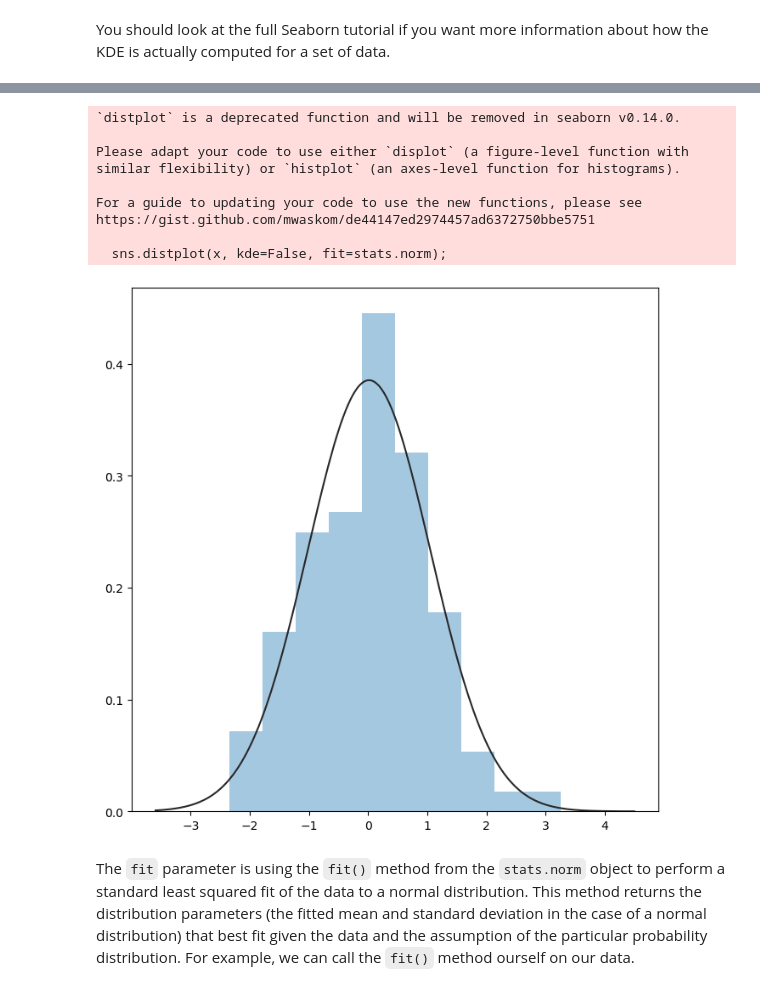
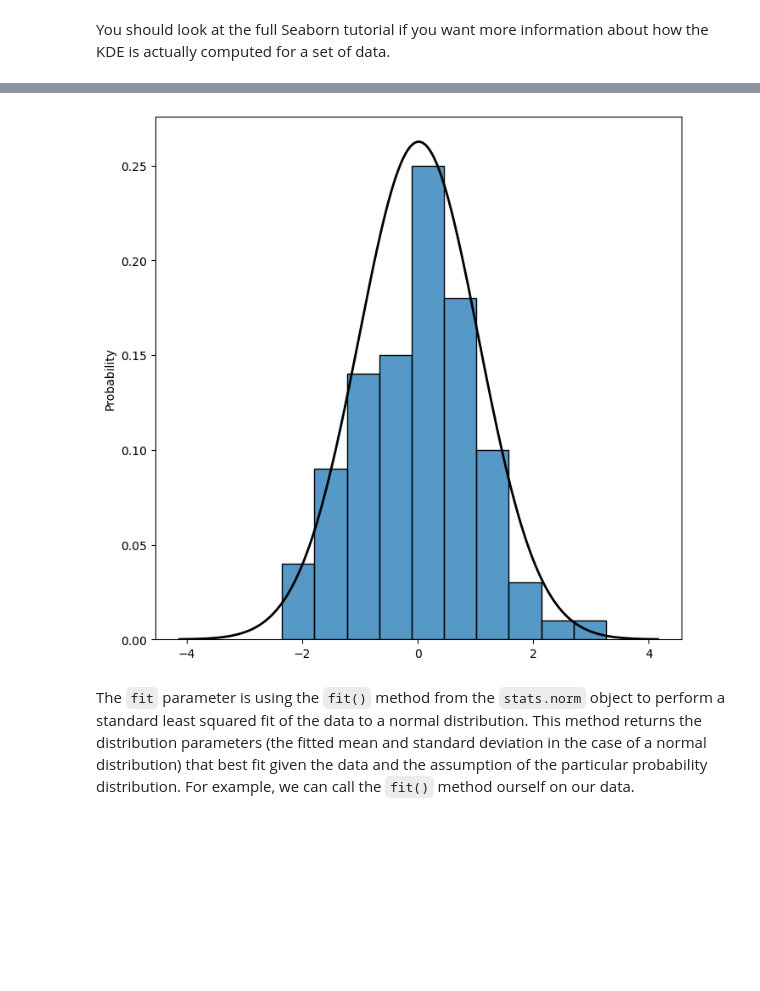
Before and after one commit to csci560-nndl/nndl, a Jupyter notebook: lectures/python/u02-4-Seaborn-Visualization-Library.ipynb, the cells around one changed output, grey strips where cells are left out. Drawn from its saved outputs; the diff is of its cells as text; code cells hidden in the pictures; blank space fills up the shorter version.

```diff
--- a/lectures/python/u02-4-Seaborn-Visualization-Library.ipynb
+++ b/lectures/python/u02-4-Seaborn-Visualization-Library.ipynb
@@ -112,16 +89,15 @@ and display the fit.
-# %%
-sns.distplot(x, kde=False, fit=stats.norm);
-# %% [output]
-`distplot` is a deprecated function and will be removed in seaborn v0.14.0.
-
-Please adapt your code to use either `displot` (a figure-level function with
-similar flexibility) or `histplot` (an axes-level function for histograms).
-
-For a guide to updating your code to use the new functions, please see
-https://gist.github.com/mwaskom/de44147ed2974457ad6372750bbe5751
-
-  sns.distplot(x, kde=False, fit=stats.norm);
-[figure, removed]
+# %%
+def normal(mean, std, histmax=False, color="black"):
+    x = np.linspace(mean-4*std, mean+4*std, 200)
+    p = stats.norm.pdf(x, mean, std)
+    if histmax:
+        p = p*histmax/max(p)
+    z = plt.plot(x, p, color, linewidth=2)
+
+ax = sns.histplot(x, stat="probability")
+normal(x.mean(), x.std(), histmax=ax.get_ylim()[1])
+# %% [output]
+[figure, added]
 # %% [markdown]
 The `fit` parameter is using the `fit()` method from the `stats.norm` object to perform a standard least
 squared fit of the data to a normal distribution.  This method returns the distribution parameters
```
Also changed, not shown: parts of 8 cells of this notebook, 1 other file.
